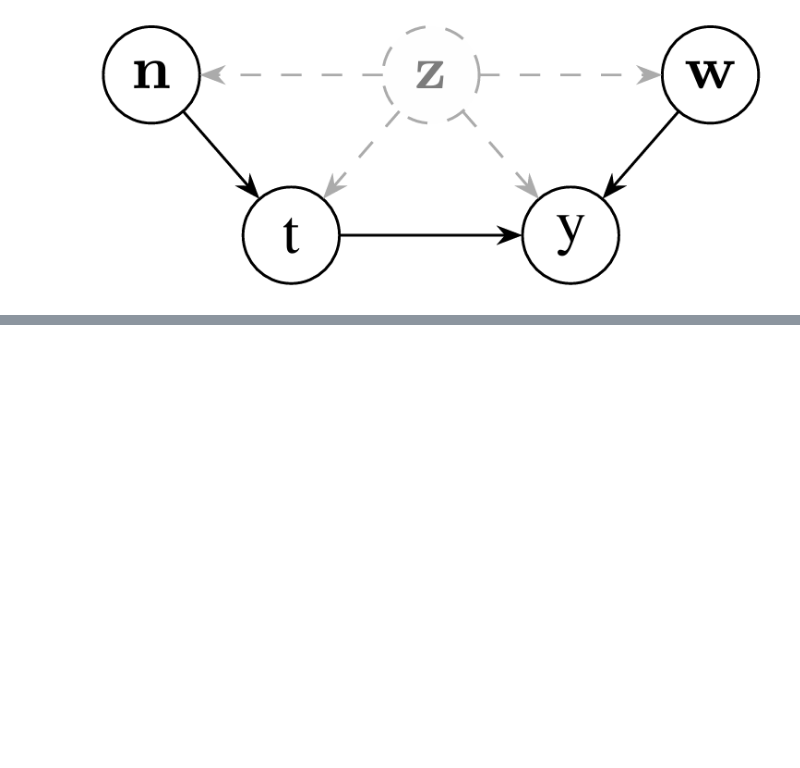
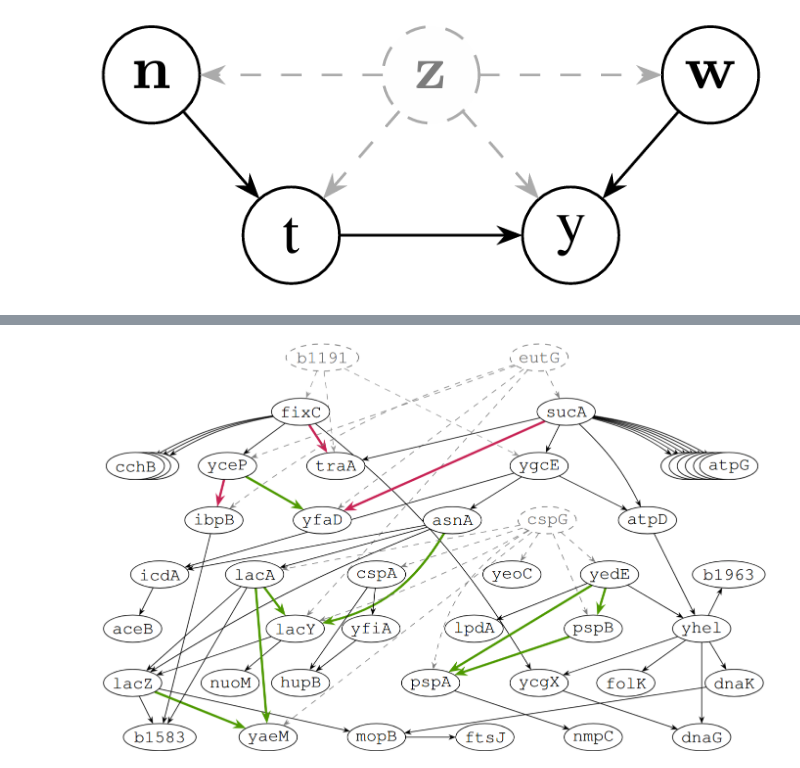
Before and after one commit to aalmodovares/DeCaFlow, a Jupyter notebook: notebooks/draw_graphs.ipynb, the cells around one changed output, grey strips where cells are left out. Drawn from its saved outputs; the diff is of its cells as text; code cells hidden in the pictures; blank space fills up the shorter version.

```diff
--- a/notebooks/draw_graphs.ipynb
+++ b/notebooks/draw_graphs.ipynb
@@ -100,0 +120,4 @@ display(Image(filename='../assets/miao_graph.png'))
+# %%
+display(Image(filename='../assets/ecoli_graph.png'))
+# %% [output]
+[figure, added]
```
Also changed, not shown: parts of 2 cells of this notebook, 3 other files.
